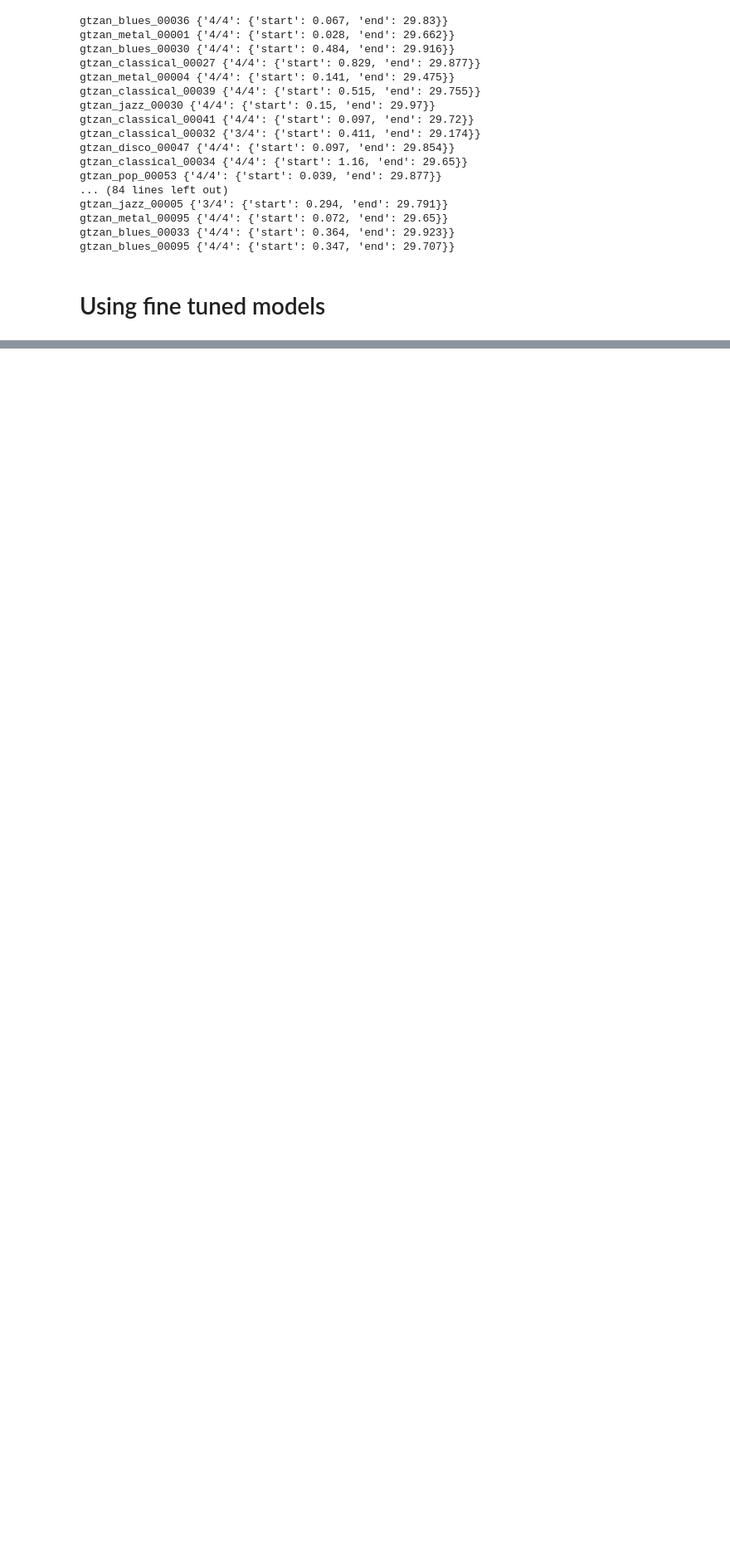
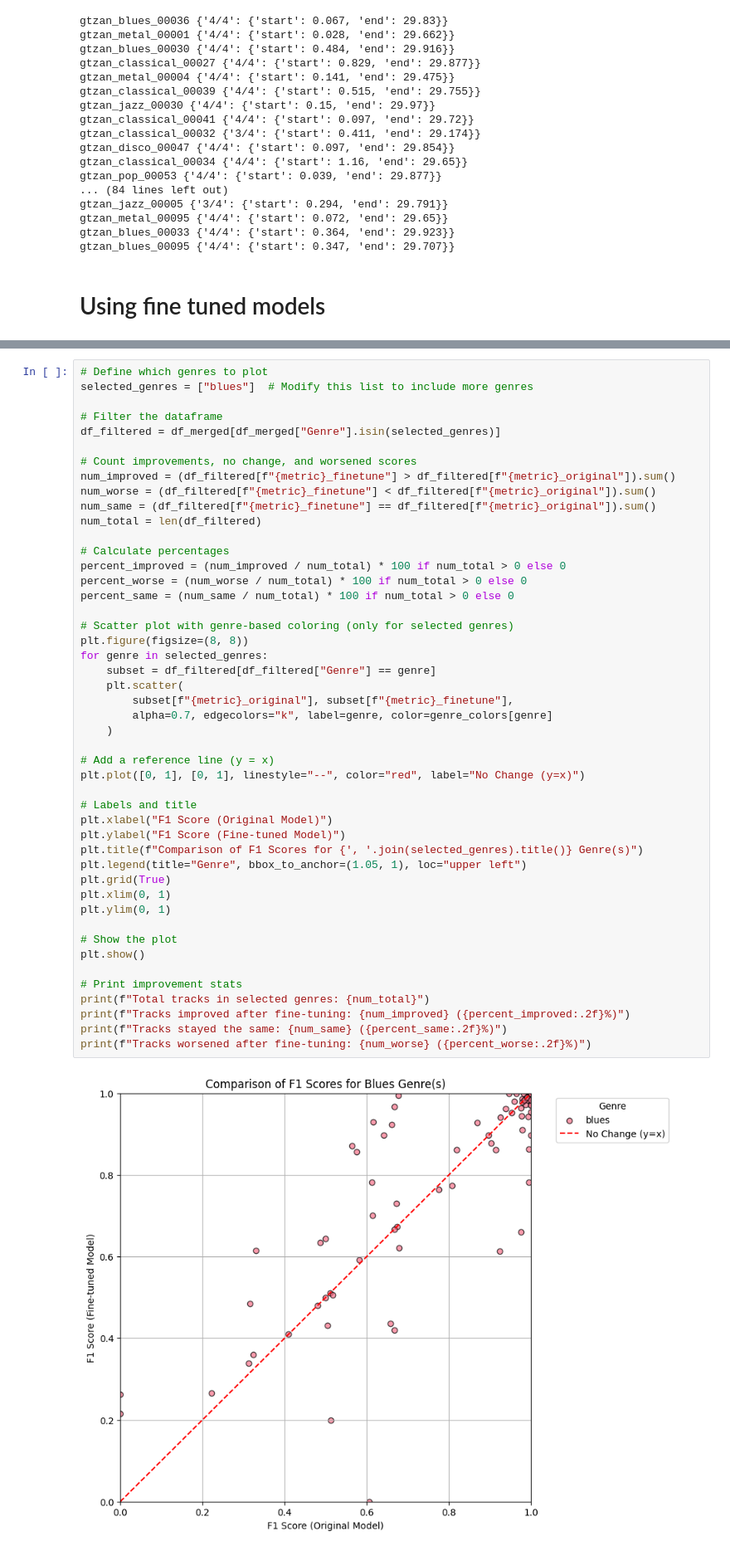
Before and after one commit to smilo7/more-beats-for-this, a Jupyter notebook: notebooks/More_Beats_for_This!_Reproducing_Beat_this!_paper_results_and_fail_case_analysis(1).ipynb, the cells around one changed output, grey strips where cells are left out. Shown at 83% size. Saved outputs shown, nothing was run; the diff lists cells and outputs as text; blank space fills up the shorter version.

```diff
--- a/notebooks/More_Beats_for_This!_Reproducing_Beat_this!_paper_results_and_fail_case_analysis(1).ipynb
+++ b/notebooks/More_Beats_for_This!_Reproducing_Beat_this!_paper_results_and_fail_case_analysis(1).ipynb
@@ -433,0 +636,49 @@ gtzan_blues_00095 {'4/4': {'start': 0.347, 'end': 29.707}}
+# %%
+# Define which genres to plot
+selected_genres = ["blues"]  # Modify this list to include more genres
+
+# Filter the dataframe
+df_filtered = df_merged[df_merged["Genre"].isin(selected_genres)]
+
+# Count improvements, no change, and worsened scores
+num_improved = (df_filtered[f"{metric}_finetune"] > df_filtered[f"{metric}_original"]).sum()
+num_worse = (df_filtered[f"{metric}_finetune"] < df_filtered[f"{metric}_original"]).sum()
+num_same = (df_filtered[f"{metric}_finetune"] == df_filtered[f"{metric}_original"]).sum()
+num_total = len(df_filtered)
+
+# Calculate percentages
+percent_improved = (num_improved / num_total) * 100 if num_total > 0 else 0
+percent_worse = (num_worse / num_total) * 100 if num_total > 0 else 0
+percent_same = (num_same / num_total) * 100 if num_total > 0 else 0
+
+# Scatter plot with genre-based coloring (only for selected genres)
+plt.figure(figsize=(8, 8))
+for genre in selected_genres:
+    subset = df_filtered[df_filtered["Genre"] == genre]
+    plt.scatter(
+        subset[f"{metric}_original"], subset[f"{metric}_finetune"],
+        alpha=0.7, edgecolors="k", label=genre, color=genre_colors[genre]
+    )
+
+# Add a reference line (y = x)
+plt.plot([0, 1], [0, 1], linestyle="--", color="red", label="No Change (y=x)")
+
+# Labels and title
+plt.xlabel("F1 Score (Original Model)")
+plt.ylabel("F1 Score (Fine-tuned Model)")
+plt.title(f"Comparison of F1 Scores for {', '.join(selected_genres).title()} Genre(s)")
+plt.legend(title="Genre", bbox_to_anchor=(1.05, 1), loc="upper left")
+plt.grid(True)
+plt.xlim(0, 1)
+plt.ylim(0, 1)
+
+# Show the plot
+plt.show()
+
+# Print improvement stats
+print(f"Total tracks in selected genres: {num_total}")
+print(f"Tracks improved after fine-tuning: {num_improved} ({percent_improved:.2f}%)")
+print(f"Tracks stayed the same: {num_same} ({percent_same:.2f}%)")
+print(f"Tracks worsened after fine-tuning: {num_worse} ({percent_worse:.2f}%)")
+# %% [output]
+[figure, added]
```
Also changed, not shown: parts of 5 cells of this notebook.
